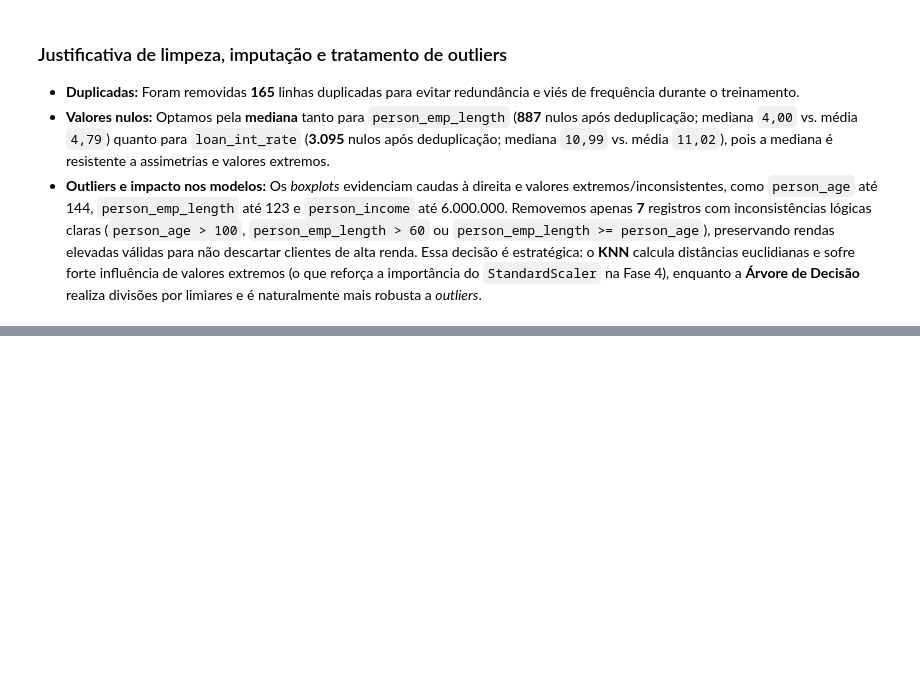
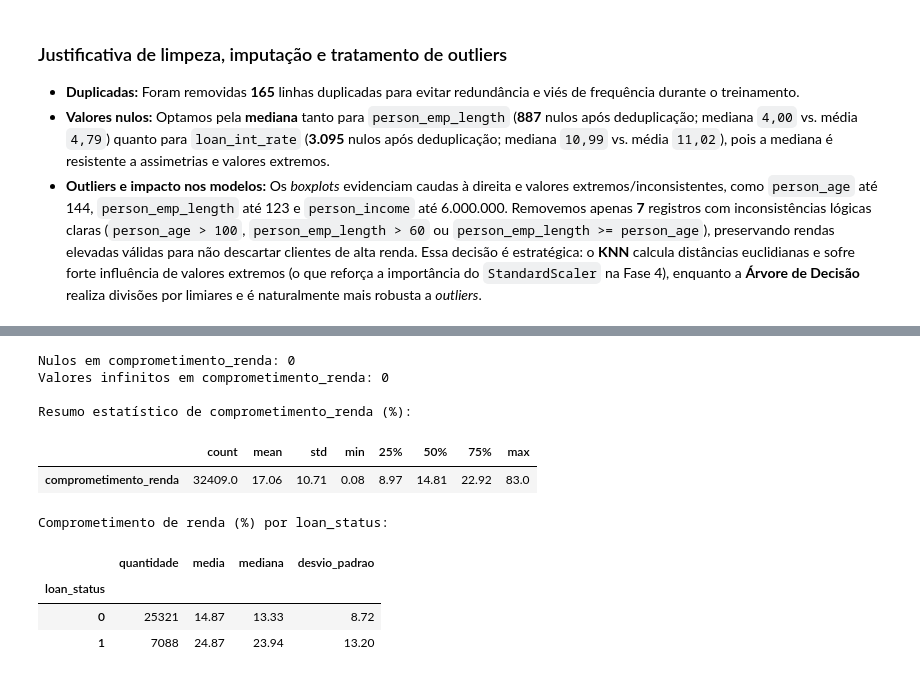
Before and after one commit to fgofilipe/analise-risco-credito, a Jupyter notebook: analise_risco_credito.ipynb, the cells around one changed output, grey strips where cells are left out. Cells and saved outputs as stored; diff of their text form; code cells hidden in the pictures; blank space fills up the shorter version.

Commit message:
feat(feature-engineering): cria coluna comprometimento_renda e valida ausencia de nulos ou infinitos

```diff
--- a/analise_risco_credito.ipynb
+++ b/analise_risco_credito.ipynb
@@ -232,0 +237,34 @@ Total de valores nulos restantes: 0
+# %%
+import numpy as np
+
+# Garantia de que não há nulos ou divisões por zero nas variáveis de origem
+assert df_clean["loan_amnt"].isnull().sum() == 0, "Existem nulos em loan_amnt"
+assert df_clean["person_income"].isnull().sum() == 0, "Existem nulos em person_income"
+assert (df_clean["person_income"] > 0).all(), "Existem rendas zero ou negativas"
+
+# Criação da coluna calculada exigida para a Base A
+df_clean["comprometimento_renda"] = (df_clean["loan_amnt"] / df_clean["person_income"]) * 100
+
+print("Nulos em comprometimento_renda:", df_clean["comprometimento_renda"].isnull().sum())
+print("Valores infinitos em comprometimento_renda:", np.isinf(df_clean["comprometimento_renda"]).sum())
+print("\nResumo estatístico de comprometimento_renda (%):")
+display(df_clean["comprometimento_renda"].describe().to_frame().T.round(2))
+
+print("\nComprometimento de renda (%) por loan_status:")
+display(
+    df_clean.groupby("loan_status")["comprometimento_renda"]
+    .agg(quantidade="count", media="mean", mediana="median", desvio_padrao="std")
+    .round(2)
+)
+# %% [output]
+Nulos em comprometimento_renda: 0
+Valores infinitos em comprometimento_renda: 0
+
+Resumo estatístico de comprometimento_renda (%):
+|  | count | mean | std | min | 25% | 50% | 75% | max |
+| comprometimento_renda | 32409.0 | 17.06 | 10.71 | 0.08 | 8.97 | 14.81 | 22.92 | 83.0 |
+Comprometimento de renda (%) por loan_status:
+|  | quantidade | media | mediana | desvio_padrao |
+| loan_status |  |  |  |  |
+| 0 | 25321 | 14.87 | 13.33 | 8.72 |
+| 1 | 7088 | 24.87 | 23.94 | 13.20 |
```
Also changed, not shown: parts of 2 cells of this notebook.
